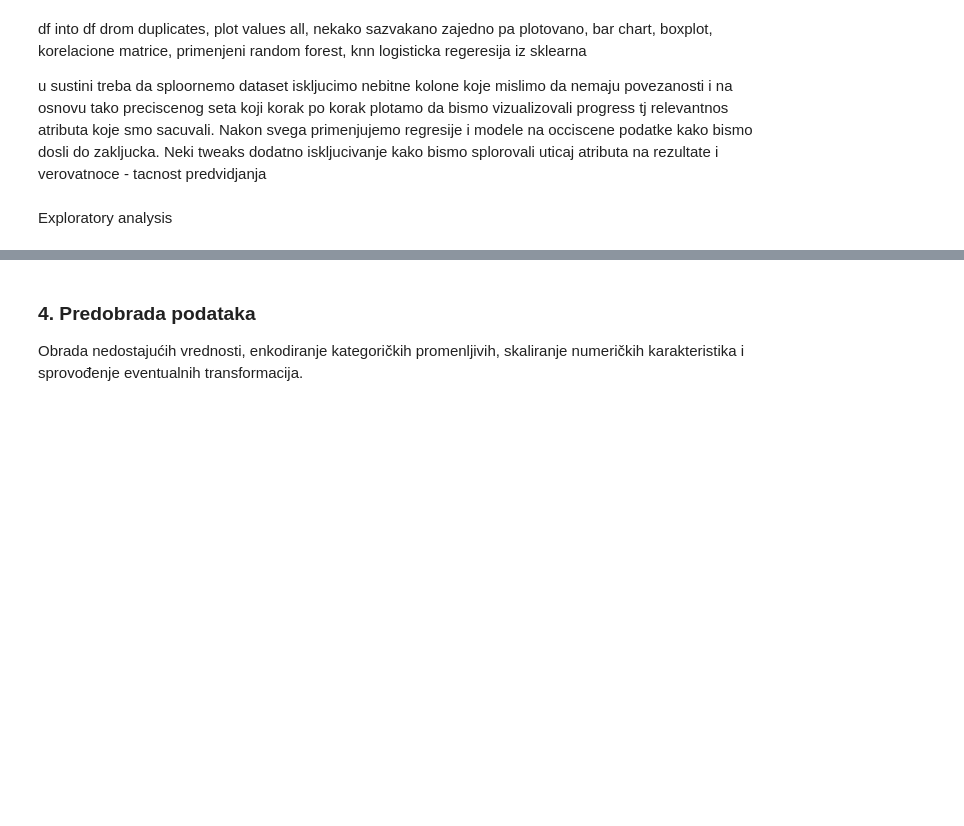
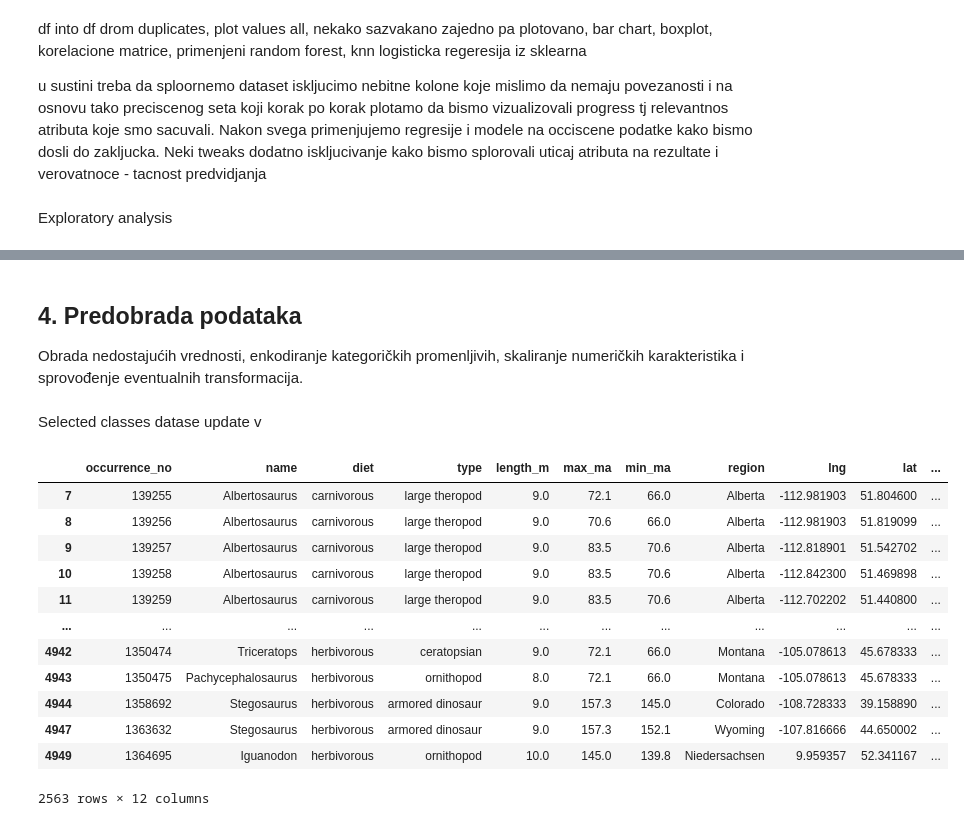
Before and after one commit to Nataliyay-Singidunum/vestacka-inteligencija, a Jupyter notebook: VI_septembar_1.ipynb, the cells around one changed output, grey strips where cells are left out. Saved outputs shown, nothing was run; the diff lists cells and outputs as text; code cells hidden in the pictures; blank space fills up the shorter version.

```diff
--- a/VI_septembar_1.ipynb
+++ b/VI_septembar_1.ipynb
@@ -96,4 +304,23 @@ Exploratory analysis
 # %% [markdown]
-### **4.** Predobrada podataka
+## **4.** Predobrada podataka
 
 Obrada nedostajućih vrednosti, enkodiranje kategoričkih promenljivih, skaliranje numeričkih karakteristika i sprovođenje eventualnih transformacija.
+# %% [markdown]
+Selected classes datase update v
+# %%
+dinos = dinos_selected
+dinos
+# %% [output]
+|  | occurrence_no | name | diet | type | length_m | max_ma | min_ma | region | lng | lat | ... |
+| 7 | 139255 | Albertosaurus | carnivorous | large theropod | 9.0 | 72.1 | 66.0 | Alberta | -112.981903 | 51.804600 | ... |
+| 8 | 139256 | Albertosaurus | carnivorous | large theropod | 9.0 | 70.6 | 66.0 | Alberta | -112.981903 | 51.819099 | ... |
+| 9 | 139257 | Albertosaurus | carnivorous | large theropod | 9.0 | 83.5 | 70.6 | Alberta | -112.818901 | 51.542702 | ... |
+| 10 | 139258 | Albertosaurus | carnivorous | large theropod | 9.0 | 83.5 | 70.6 | Alberta | -112.842300 | 51.469898 | ... |
+| 11 | 139259 | Albertosaurus | carnivorous | large theropod | 9.0 | 83.5 | 70.6 | Alberta | -112.702202 | 51.440800 | ... |
+| ... | ... | ... | ... | ... | ... | ... | ... | ... | ... | ... | ... |
+| 4942 | 1350474 | Triceratops | herbivorous | ceratopsian | 9.0 | 72.1 | 66.0 | Montana | -105.078613 | 45.678333 | ... |
+| 4943 | 1350475 | Pachycephalosaurus | herbivorous | ornithopod | 8.0 | 72.1 | 66.0 | Montana | -105.078613 | 45.678333 | ... |
+| 4944 | 1358692 | Stegosaurus | herbivorous | armored dinosaur | 9.0 | 157.3 | 145.0 | Colorado | -108.728333 | 39.158890 | ... |
+| 4947 | 1363632 | Stegosaurus | herbivorous | armored dinosaur | 9.0 | 157.3 | 152.1 | Wyoming | -107.816666 | 44.650002 | ... |
+| 4949 | 1364695 | Iguanodon | herbivorous | ornithopod | 10.0 | 145.0 | 139.8 | Niedersachsen | 9.959357 | 52.341167 | ... |
+2563 rows × 12 columns
```
Also changed, not shown: parts of 62 cells of this notebook.
